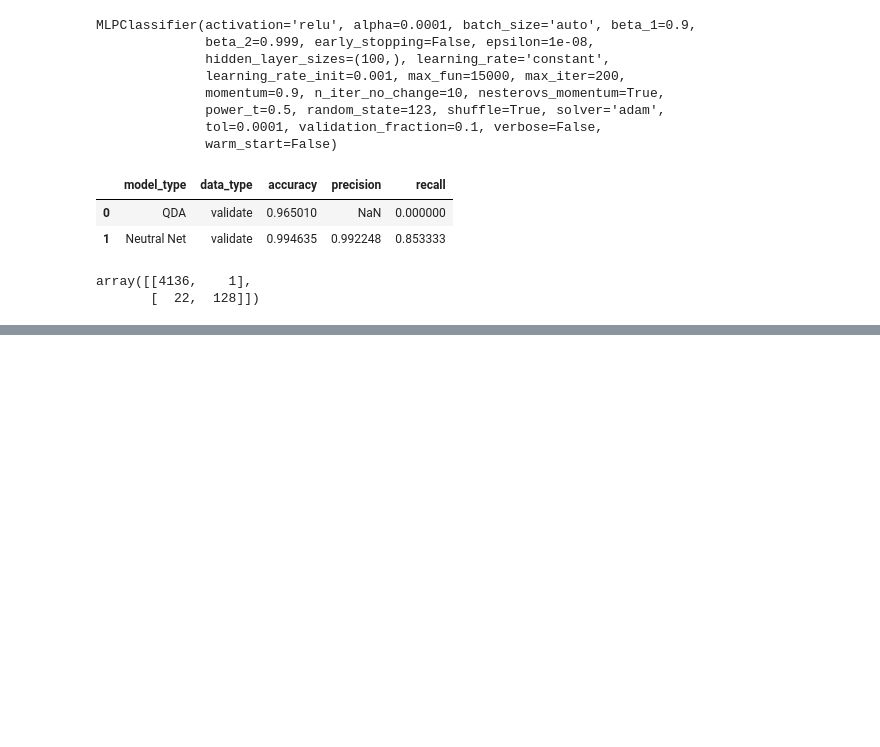
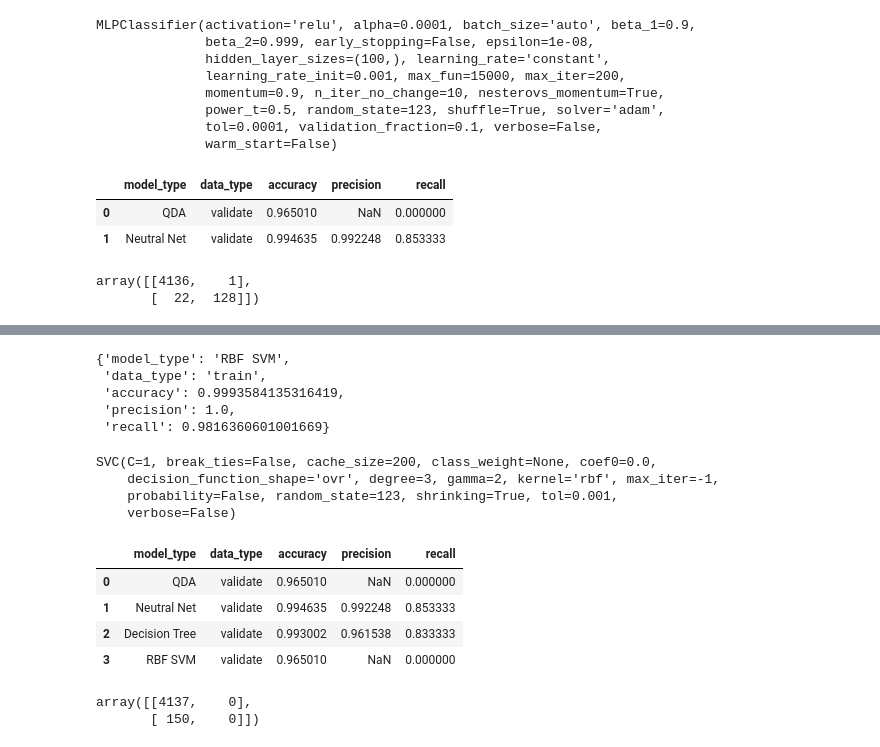
Before and after one commit to Yongliang-Shi/Mechanism-of-Action-Prediction, a Jupyter notebook: model_moa.ipynb, the cells around one changed output, grey strips where cells are left out. Drawn from its saved outputs; the diff is of its cells as text; code cells hidden in the pictures; blank space fills up the shorter version.

Commit message:
validate top 4 models

```diff
--- a/model_moa.ipynb
+++ b/model_moa.ipynb
@@ -1119,3 +1121,12 @@ confusion_matrix(y_validate, y_pred)
 # %% [output]
 array([[4136,    1],
        [  22,  128]])
+# %%
+# Repeat Decision Tree on train
+
+clf = DecisionTreeClassifier(max_depth=5, random_state=123)
+clf.fit(X_train, y_train)
+y_pred = clf.predict(X_train)
+
+d = model.estimator_report('Decision Tree', 'train', y_train, y_pred)
+d
@@ -1121,0 +1139,11 @@ array([[4136,    1],
+# %%
+# Decision Tree on validate
+
+# Confirm classifier
+print(clf)
+
+# Make prediction
+y_pred = clf.predict(X_validate)
+d = model.estimator_report('Decision Tree', 'validate', y_validate, y_pred)
+eval_df = eval_df.append(d, ignore_index=True)
+eval_df
@@ -1121,0 +1161,42 @@ array([[4136,    1],
+# %%
+# Repeat RBF SVM on train (Took 23 mins)
+
+clf = SVC(gamma=2, C=1, random_state=123)
+clf.fit(X_train, y_train)
+y_pred = clf.predict(X_train) # Took about 22 mins.
+
+d = model.estimator_report('RBF SVM', 'train', y_train, y_pred)
+d
+# %% [output]
+{'model_type': 'RBF SVM',
+ 'data_type': 'train',
+ 'accuracy': 0.9993584135316419,
+ 'precision': 1.0,
+ 'recall': 0.9816360601001669}
+# %%
+# RBF SVM on validate (took 1.5 min)
+
+# Confirm classifier
+print(clf)
+
+# Make prediction
+y_pred = clf.predict(X_validate)
+d = model.estimator_report('RBF SVM', 'validate', y_validate, y_pred)
+eval_df = eval_df.append(d, ignore_index=True)
+eval_df
+# %% [output]
+SVC(C=1, break_ties=False, cache_size=200, class_weight=None, coef0=0.0,
+    decision_function_shape='ovr', degree=3, gamma=2, kernel='rbf', max_iter=-1,
+    probability=False, random_state=123, shrinking=True, tol=0.001,
+    verbose=False)
+|  | model_type | data_type | accuracy | precision | recall |
+| 0 | QDA | validate | 0.965010 | NaN | 0.000000 |
+| 1 | Neutral Net | validate | 0.994635 | 0.992248 | 0.853333 |
+| 2 | Decision Tree | validate | 0.993002 | 0.961538 | 0.833333 |
+| 3 | RBF SVM | validate | 0.965010 | NaN | 0.000000 |
+# %%
+# Print the confusion matrix for RBF SVM
+confusion_matrix(y_validate, y_pred)
+# %% [output]
+array([[4137,    0],
+       [ 150,    0]])
```
Also changed, not shown: parts of 5 cells of this notebook.
